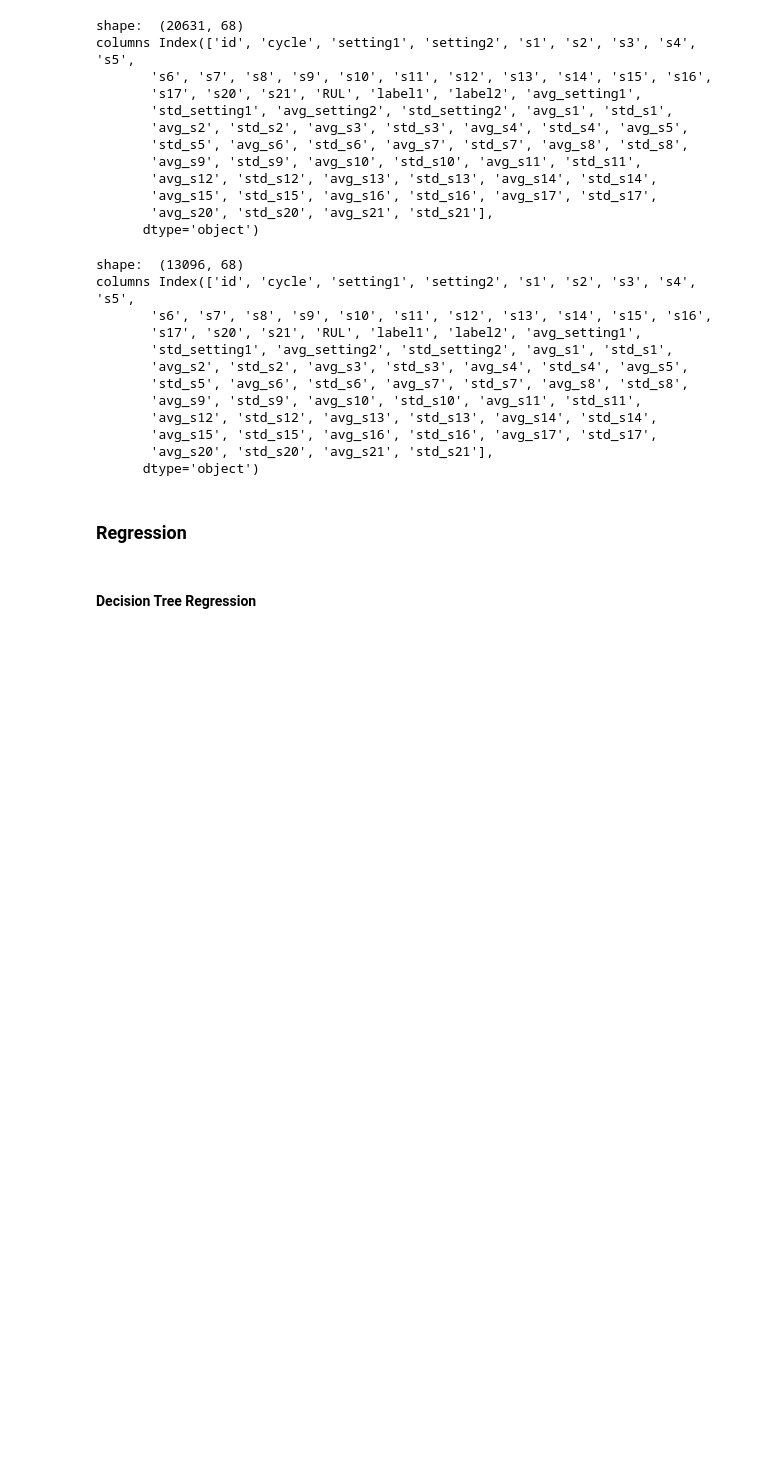
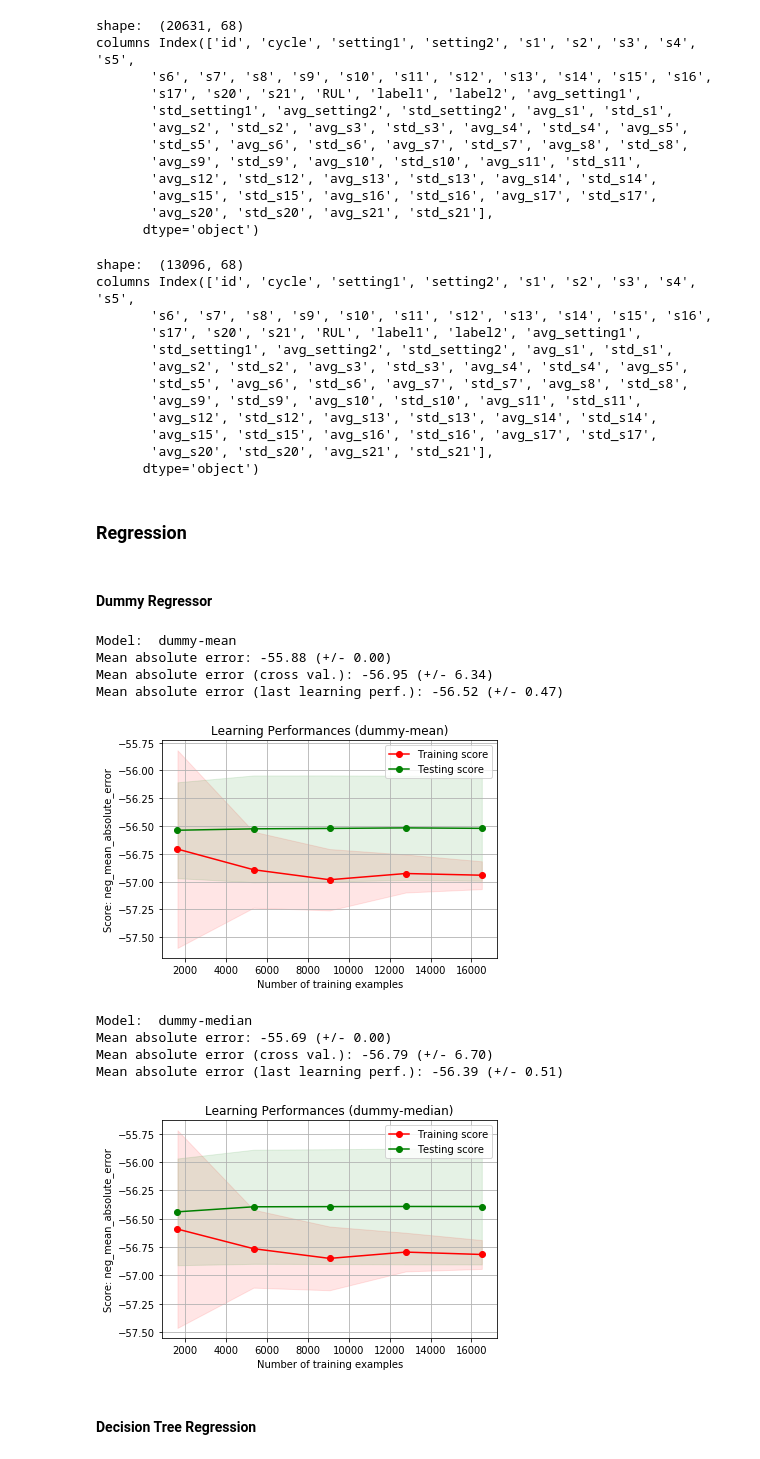
Before and after one commit to mariuszrokita/aircraft-engine-predictive-maintenance, a Jupyter notebook: notebooks/ModelTraining.ipynb, the cells around one changed output. Saved outputs shown, nothing was run; the diff lists cells and outputs as text; code cells hidden in the pictures; blank space fills up the shorter version.

Commit message:
Plotting learning curves.

```diff
--- a/notebooks/ModelTraining.ipynb
+++ b/notebooks/ModelTraining.ipynb
@@ -86,3 +136,23 @@ def train_and_evaluate_with_cross_validation(models, X, y, cv):
+# %% [markdown]
+#### Dummy Regressor
+# %%
+models = [
+    ('dummy-mean', DummyRegressor(strategy='mean')),
+    ('dummy-median', DummyRegressor(strategy='median'))
+]
+
+train_predict_learning_curve(models, X, y)
+# %% [output]
+Model:  dummy-mean
+Mean absolute error: -55.88 (+/- 0.00)
+Mean absolute error (cross val.): -56.95 (+/- 6.34)
+Mean absolute error (last learning perf.): -56.52 (+/- 0.47)
+[figure, added]
+Model:  dummy-median
+Mean absolute error: -55.69 (+/- 0.00)
+Mean absolute error (cross val.): -56.79 (+/- 6.70)
+Mean absolute error (last learning perf.): -56.39 (+/- 0.51)
+[figure, added]
 # %% [markdown]
 #### Decision Tree Regression
 # %%
```
Also changed, not shown: parts of 8 cells of this notebook.
